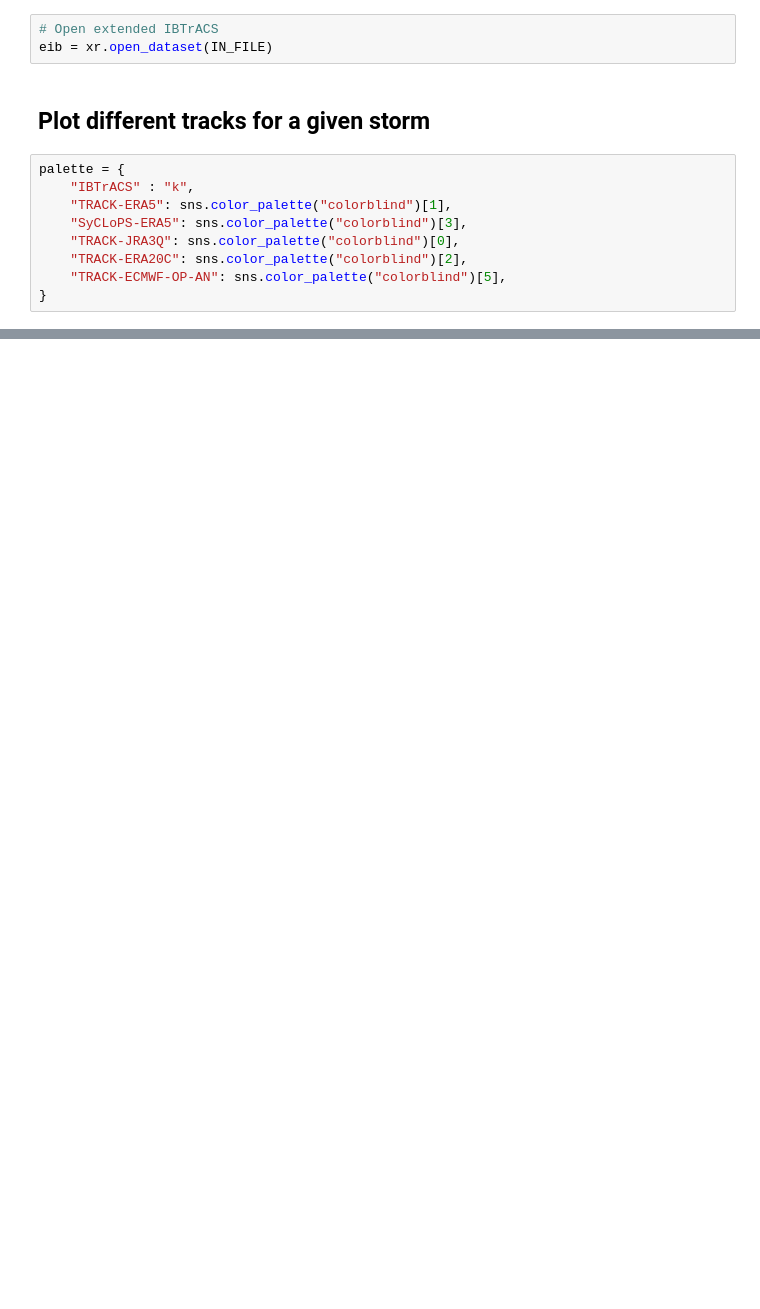
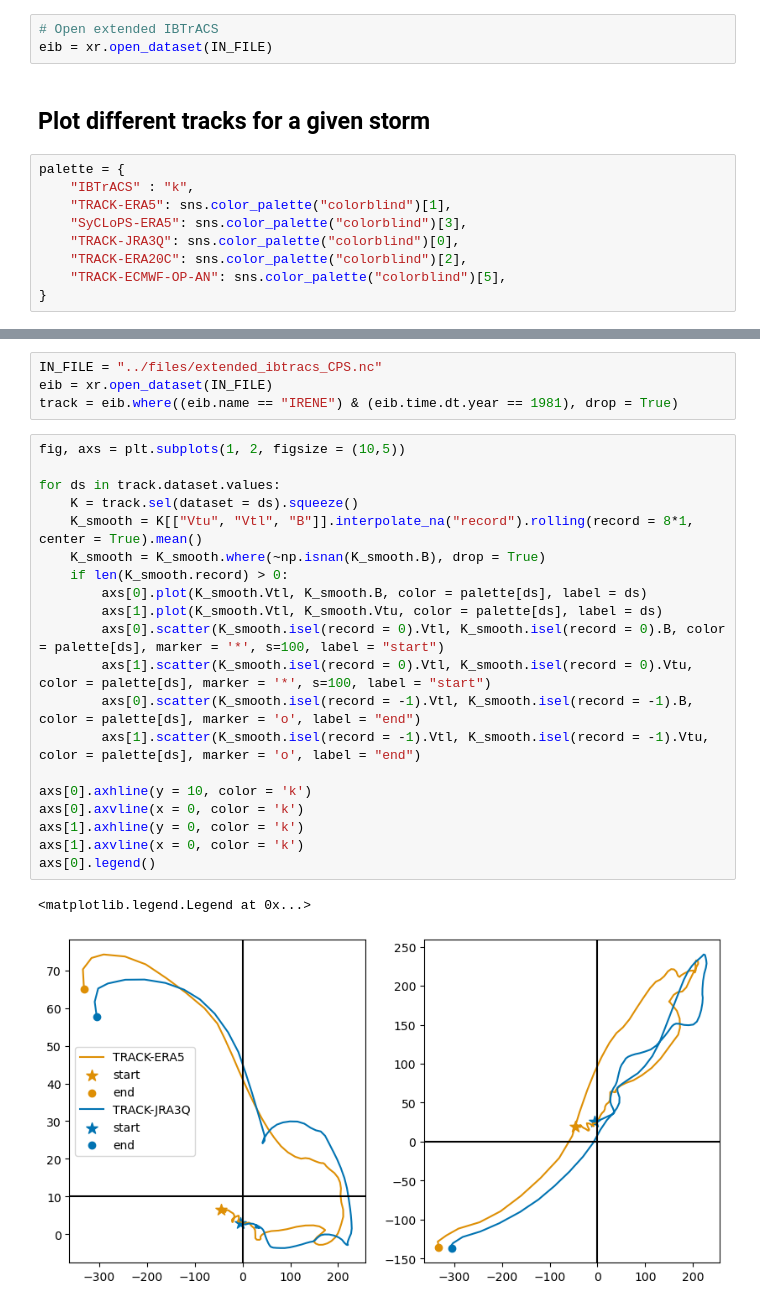
Before and after one commit to Huracan-project/extended-ibtracs, a Jupyter notebook: scripts/Vizualize.ipynb, the cells around one changed output, grey strips where cells are left out. Cells and saved outputs as stored; diff of their text form; blank space fills up the shorter version.

```diff
--- a/scripts/Vizualize.ipynb
+++ b/scripts/Vizualize.ipynb
@@ -58,0 +132,27 @@ plot_composite(eib, "1993251N25293")
+# %%
+IN_FILE = "../files/extended_ibtracs_CPS.nc"
+eib = xr.open_dataset(IN_FILE)
+track = eib.where((eib.name == "IRENE") & (eib.time.dt.year == 1981), drop = True)
+# %%
+fig, axs = plt.subplots(1, 2, figsize = (10,5))
+
+for ds in track.dataset.values:
+    K = track.sel(dataset = ds).squeeze()
+    K_smooth = K[["Vtu", "Vtl", "B"]].interpolate_na("record").rolling(record = 8*1, center = True).mean()
+    K_smooth = K_smooth.where(~np.isnan(K_smooth.B), drop = True)
+    if len(K_smooth.record) > 0:
+        axs[0].plot(K_smooth.Vtl, K_smooth.B, color = palette[ds], label = ds)
+        axs[1].plot(K_smooth.Vtl, K_smooth.Vtu, color = palette[ds], label = ds)
+        axs[0].scatter(K_smooth.isel(record = 0).Vtl, K_smooth.isel(record = 0).B, color = palette[ds], marker = '*', s=100, label = "start")
+        axs[1].scatter(K_smooth.isel(record = 0).Vtl, K_smooth.isel(record = 0).Vtu, color = palette[ds], marker = '*', s=100, label = "start")
+        axs[0].scatter(K_smooth.isel(record = -1).Vtl, K_smooth.isel(record = -1).B, color = palette[ds], marker = 'o', label = "end")
+        axs[1].scatter(K_smooth.isel(record = -1).Vtl, K_smooth.isel(record = -1).Vtu, color = palette[ds], marker = 'o', label = "end")
+
+axs[0].axhline(y = 10, color = 'k')
+axs[0].axvline(x = 0, color = 'k')
+axs[1].axhline(y = 0, color = 'k')
+axs[1].axvline(x = 0, color = 'k')
+axs[0].legend()
+# %% [output]
+<matplotlib.legend.Legend at 0x...>
+[figure, added]
```
Also changed, not shown: parts of 9 cells of this notebook, 1 other file.
